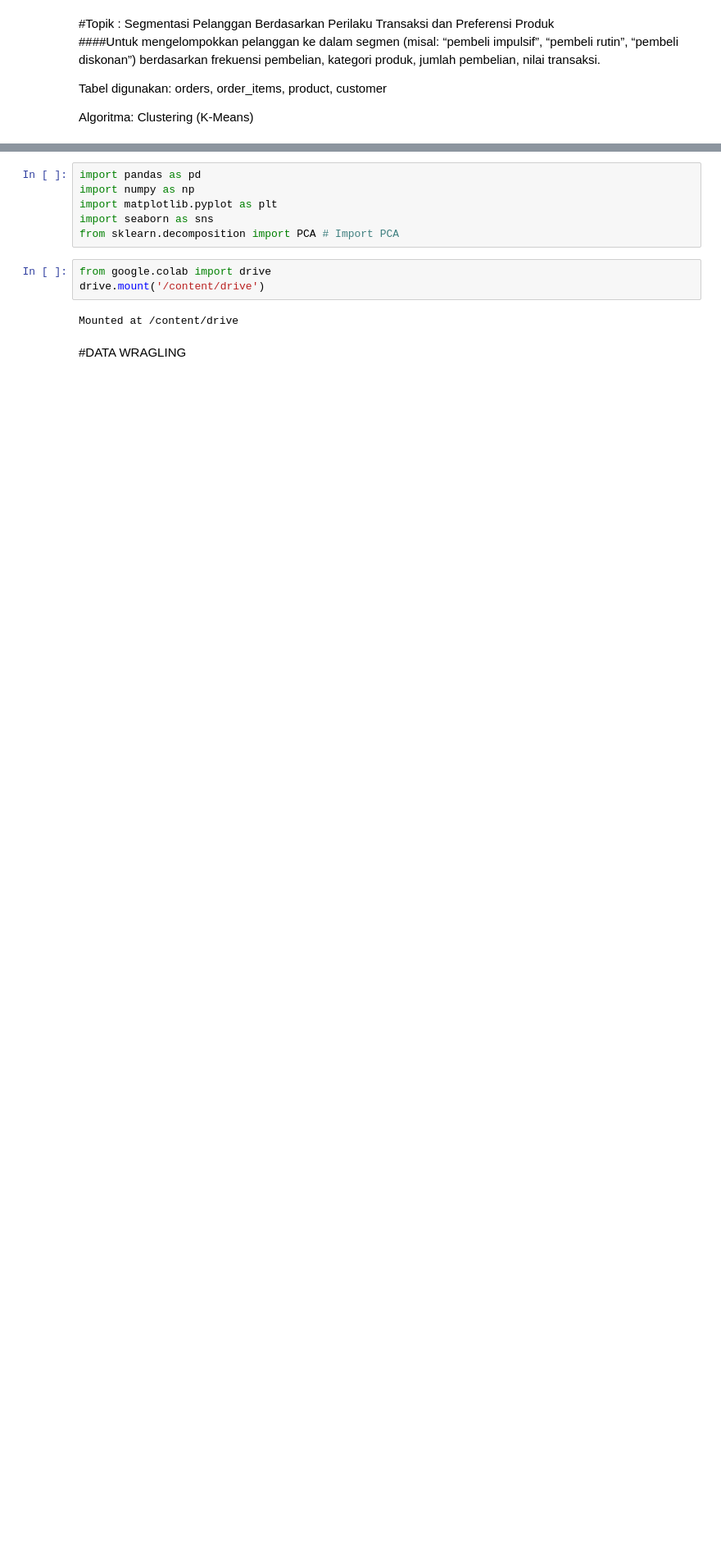
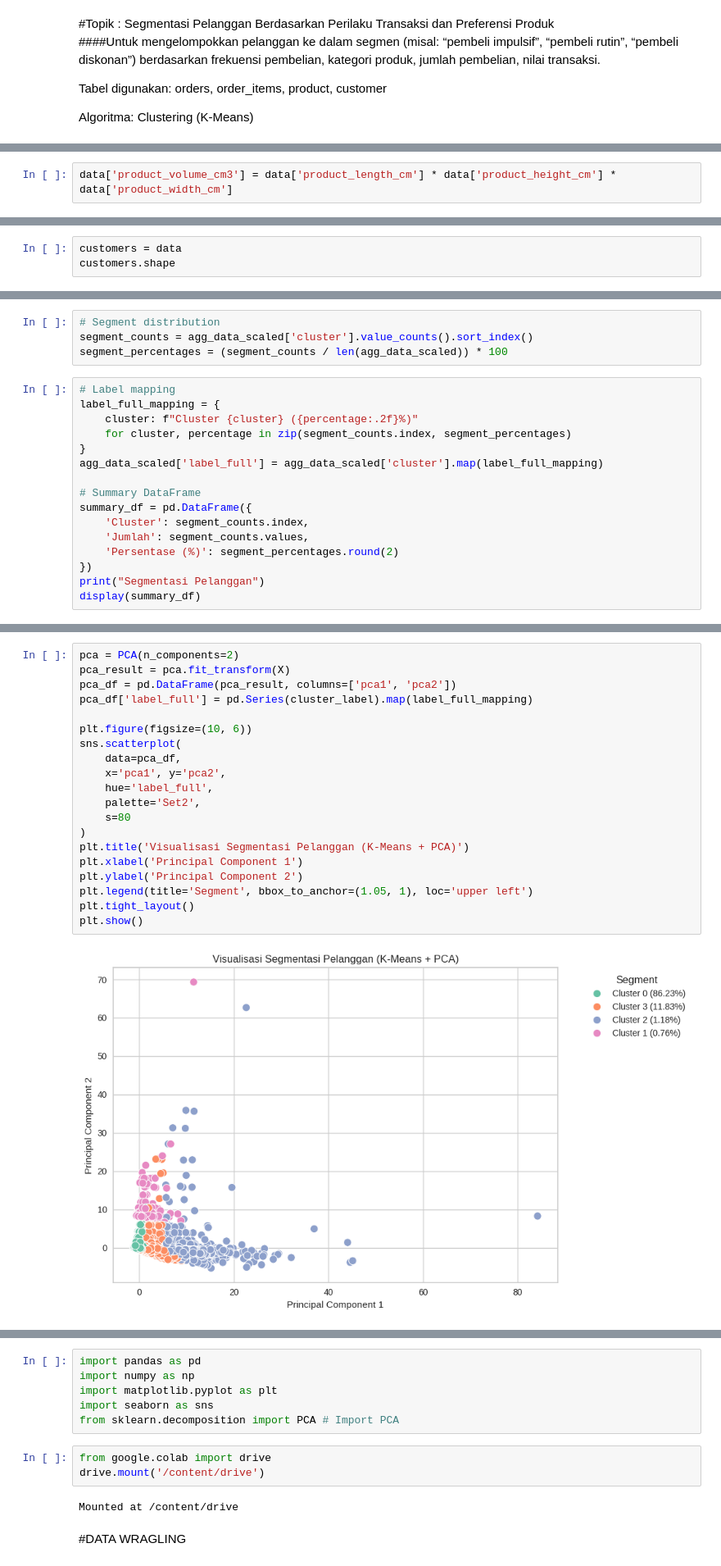
Before and after one commit to JohanaOktaviaRamadhani/kmeans-customer-segmentation, a Jupyter notebook: Tugas.ipynb, the cells around one changed output, grey strips where cells are left out. Shown at 82% size. Cells and saved outputs as stored; diff of their text form; blank space fills up the shorter version.

```diff
--- a/Tugas.ipynb
+++ b/Tugas.ipynb
@@ -7,0 +281,2 @@ Algoritma: Clustering (K-Means)
+# %%
+data['product_volume_cm3'] = data['product_length_cm'] * data['product_height_cm'] * data['product_width_cm']
@@ -7,0 +365,3 @@ Algoritma: Clustering (K-Means)
+# %%
+customers = data
+customers.shape
@@ -7,0 +673,20 @@ Algoritma: Clustering (K-Means)
+# %%
+# Segment distribution
+segment_counts = agg_data_scaled['cluster'].value_counts().sort_index()
+segment_percentages = (segment_counts / len(agg_data_scaled)) * 100
+# %%
+# Label mapping
+label_full_mapping = {
+    cluster: f"Cluster {cluster} ({percentage:.2f}%)"
+    for cluster, percentage in zip(segment_counts.index, segment_percentages)
+}
+agg_data_scaled['label_full'] = agg_data_scaled['cluster'].map(label_full_mapping)
+
+# Summary DataFrame
+summary_df = pd.DataFrame({
+    'Cluster': segment_counts.index,
+    'Jumlah': segment_counts.values,
+    'Persentase (%)': segment_percentages.round(2)
+})
+print("Segmentasi Pelanggan")
+display(summary_df)
@@ -7,0 +701,22 @@ Algoritma: Clustering (K-Means)
+# %%
+pca = PCA(n_components=2)
+pca_result = pca.fit_transform(X)
+pca_df = pd.DataFrame(pca_result, columns=['pca1', 'pca2'])
+pca_df['label_full'] = pd.Series(cluster_label).map(label_full_mapping)
+
+plt.figure(figsize=(10, 6))
+sns.scatterplot(
+    data=pca_df,
+    x='pca1', y='pca2',
+    hue='label_full',
+    palette='Set2',
+    s=80
+)
+plt.title('Visualisasi Segmentasi Pelanggan (K-Means + PCA)')
+plt.xlabel('Principal Component 1')
+plt.ylabel('Principal Component 2')
+plt.legend(title='Segment', bbox_to_anchor=(1.05, 1), loc='upper left')
+plt.tight_layout()
+plt.show()
+# %% [output]
+[figure, added]
```
Also changed, not shown: parts of 104 cells of this notebook.
